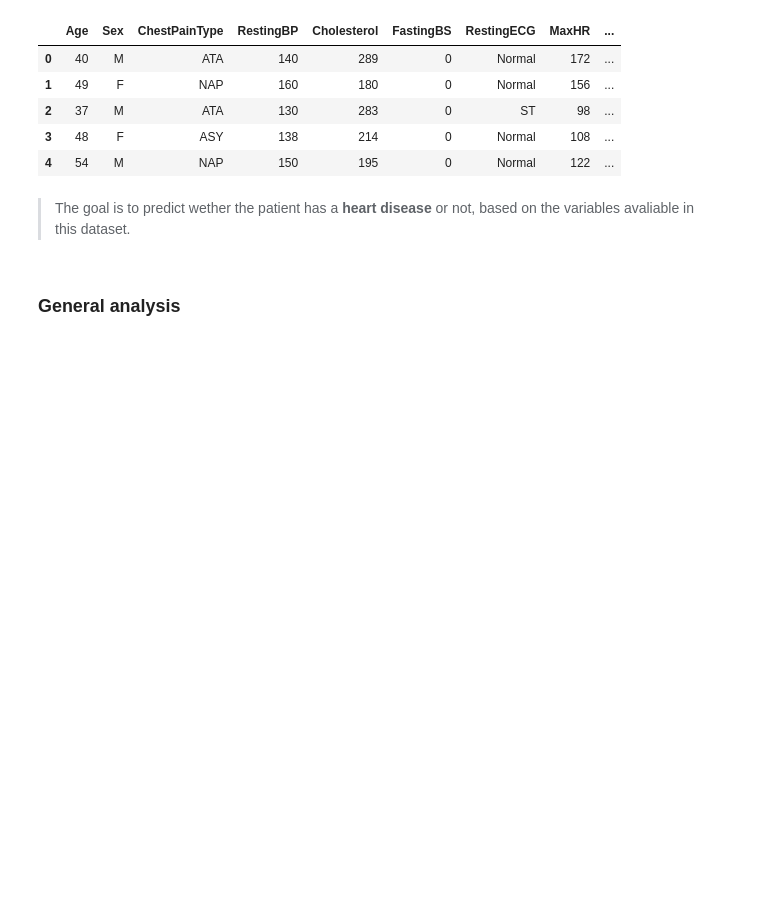
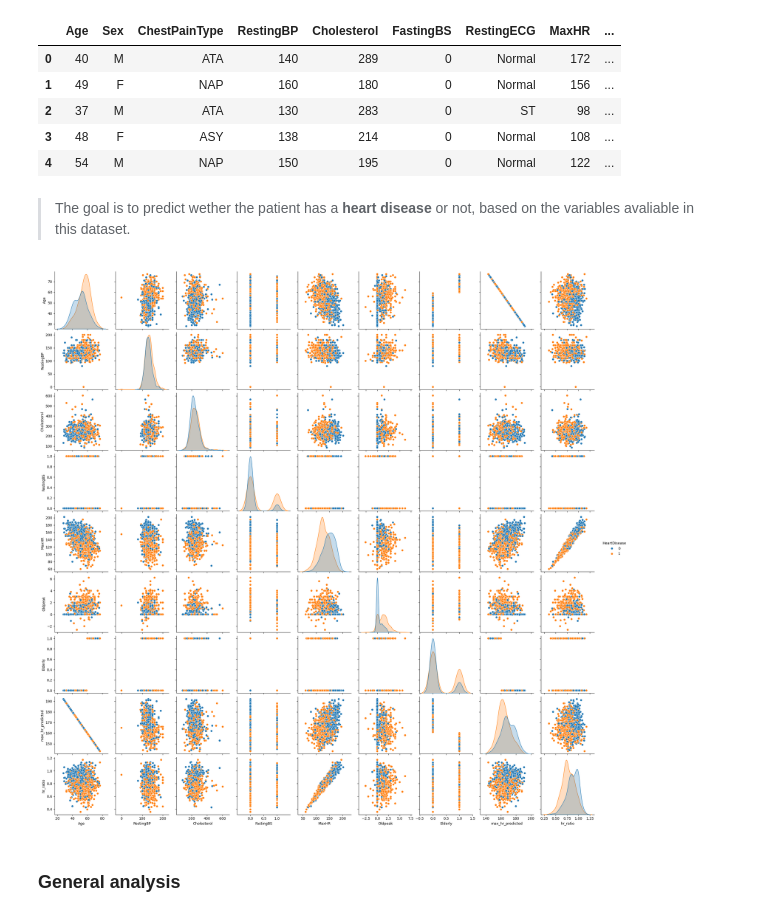
Before and after one commit to Newtan999/NewML, a Jupyter notebook: notebooks/01_eda.ipynb, the cells around one changed output. Cells and saved outputs as stored; diff of their text form; code cells hidden in the pictures; blank space fills up the shorter version.

```diff
--- a/notebooks/01_eda.ipynb
+++ b/notebooks/01_eda.ipynb
@@ -34,6 +34,14 @@ df.head()
 | 4 | 54 | M | NAP | 150 | 195 | 0 | Normal | 122 | ... |
 # %% [markdown]
 > The goal is to predict wether the patient has a **heart disease** or not, based on the variables avaliable in this dataset.
+# %%
+import seaborn as sns
+import matplotlib.pyplot as plt
+
+sns.pairplot(df, hue="HeartDisease")
+plt.show()
+# %% [output]
+[figure, added]
 # %% [markdown]
 ### General analysis
 # %%
```
Also changed, not shown: parts of 12 cells of this notebook, 1 other file.
